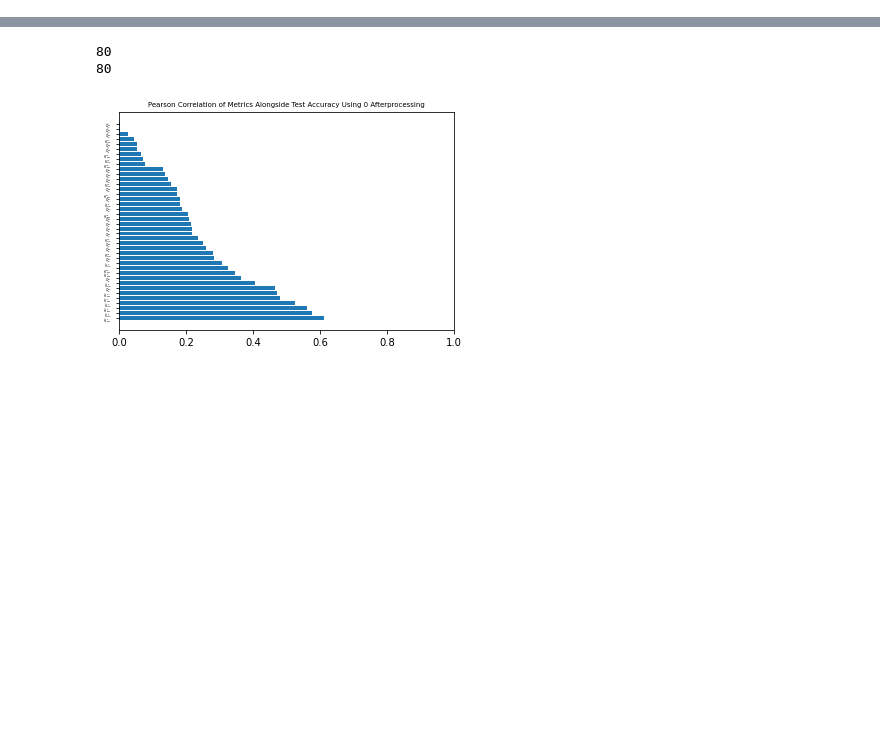
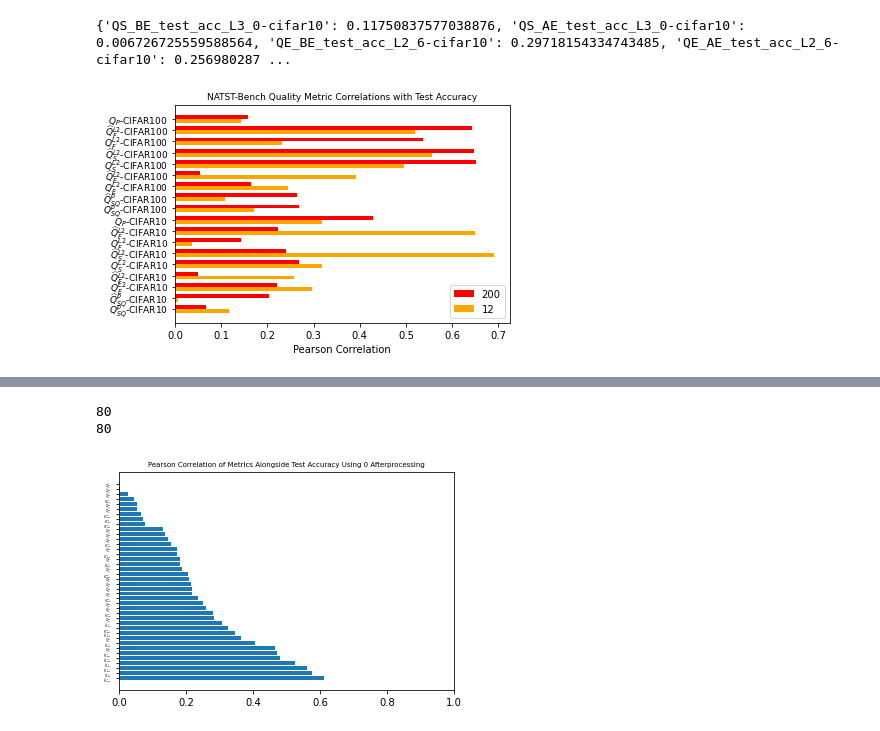
Before and after one commit to KhalilJDamouni/QC-Bench, a Jupyter notebook: source/plotting.ipynb, the cells around one changed output, grey strips where cells are left out. Cells and saved outputs as stored; diff of their text form; code cells hidden in the pictures; blank space fills up the shorter version.

```diff
--- a/source/plotting.ipynb
+++ b/source/plotting.ipynb
@@ -14,12 +14,12 @@ import qualities
 import plotting_func
 import glob
 # %%
-files = glob.glob("outputs/*")
-#print(files)
+files = glob.glob(str(sys.path[0][0:-7])+"/outputs/*")
+print(files)
 #print(len(files))
 
-model  = 'NATSS' #NATST, NATSS
-datasets = ['cifar10', "cifar100", "ImageNet16-120"]
+model  = 'NATST' #NATST, NATSS
+datasets = ['cifar10','cifar100']
 
 file12 = {}
 file90 = {}
@@ -36,18 +36,19 @@ for dataset in datasets:
         if(dataset + "-" in x and model in x and "-12.csv" in x):
             file12[dataset] = x
             print(x)
-        if(dataset + "-" in x and model in x and "-90.csv" in x):
+        if(dataset + "-" in x and model in x and "-200.csv" in x):
             file90[dataset] = x
             print(x)
 
 
-    results12[dataset] = qualities.correlate(file12[dataset][8:-4])
+    results12[dataset] = qualities.correlate(file12[dataset].split(os.sep)[-1][0:-4])
     sorted_dict12[dataset] = results12[dataset]["pearson"]
 
 
-    results90[dataset] = qualities.correlate(file90[dataset][8:-4])
+    results90[dataset] = qualities.correlate(file90[dataset].split(os.sep)[-1][0:-4])
     sorted_dict90[dataset] = results90[dataset]["pearson"]
 
+    '''
     after_process = ["0", "1", "2", "3", "4", "5", "6", "7"]
     sorted_dict12[dataset], title[dataset] = plotting_func.rename_dict(sorted_dict12[dataset], after_process[6], "gap") #"test", "gap"
     sorted_dict90[dataset], title[dataset] = plotting_func.rename_dict(sorted_dict90[dataset], after_process[6], "gap") #"test", "gap"
@@ -55,8 +56,9 @@ for dataset in datasets:
     #Remove all agg methods except L2 and L3
     plot12[dataset] = {}
     plot90[dataset] = {}
-    for x in sorted_dict12[dataset].keys():
+    for x in sorted_dict90[dataset].keys():
         if("L2" in x or "L3" in x):
             plot12[dataset][x] = sorted_dict12[dataset][x]
             plot90[dataset][x] = sorted_dict90[dataset][x]
+    '''
 # %% [output]
@@ -68,0 +109,4 @@ outputs\results-06-16-2021_13-47-33-NATSS-ImageNet16-120-90.csv
+# %%
+print(newtest12)
+# %% [output]
+{'QS_BE_test_acc_L3_0-cifar10': 0.11750837577038876, 'QS_AE_test_acc_L3_0-cifar10': 0.006726725559588564, 'QE_BE_test_acc_L2_6-cifar10': 0.29718154334743485, 'QE_AE_test_acc_L2_6-cifar10': 0.256980287 ...
@@ -68,0 +152,18 @@ outputs\results-06-16-2021_13-47-33-NATSS-ImageNet16-120-90.csv
+# %%
+
+newgap12 = rename_dict(newgap12)
+newgap90 = rename_dict(newgap90)
+newtest12 = rename_dict(newtest12)
+newtest90 = rename_dict(newtest90)
+# %%
+width = 0.35
+x = np.arange(len(newtest90.values()))
+plt.barh(x + width/2, newtest90.values(), width, label='200', color = "red")
+plt.barh(x - width/2, newtest12.values(), width, label='12', color = "orange")
+plt.yticks(x, labels = newtest12.keys(), fontsize = 9)
+plt.title("NATST-Bench Quality Metric Correlations with Test Accuracy", fontsize = 9)
+plt.xlabel('Pearson Correlation')
+plt.legend()
+plt.show()
+# %% [output]
+[figure, added]
```
Also changed, not shown: parts of 5 cells of this notebook, 4 other files.
